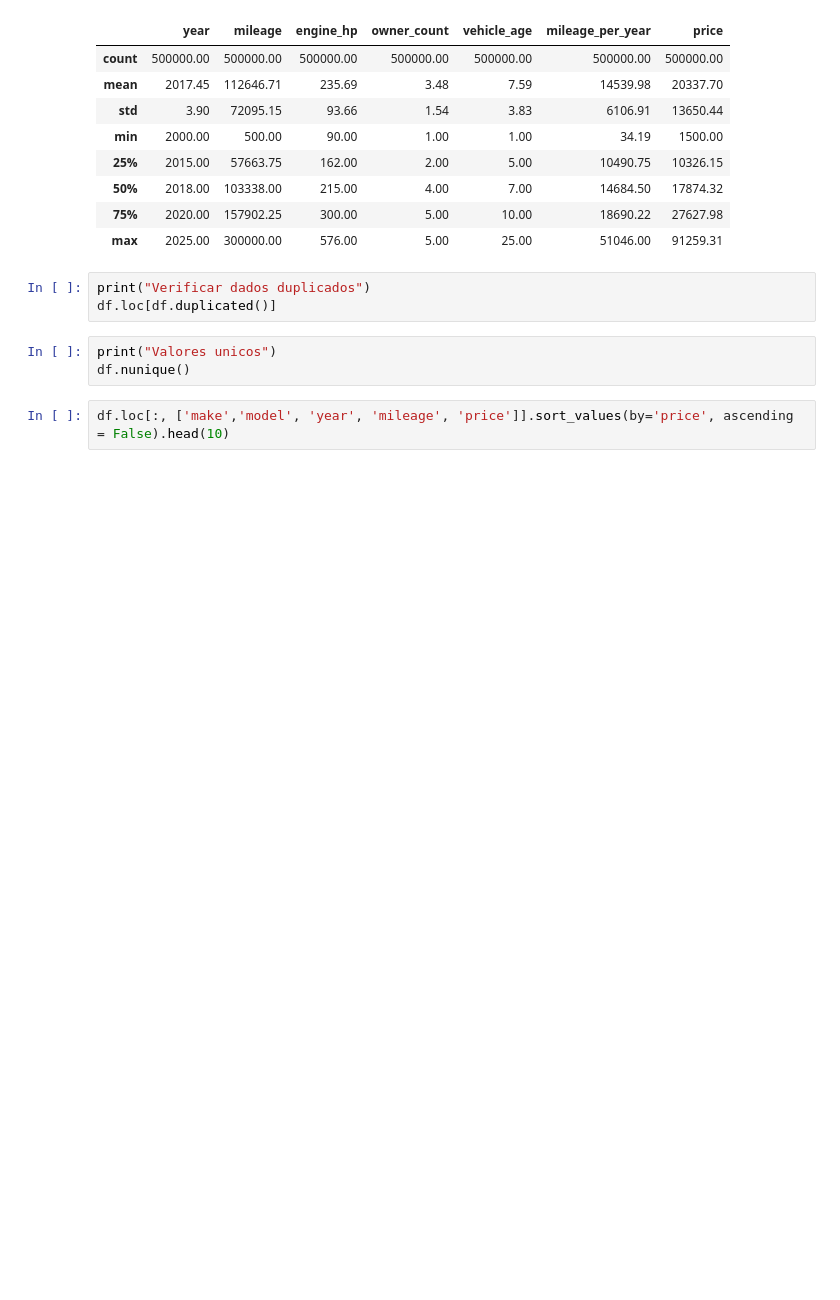
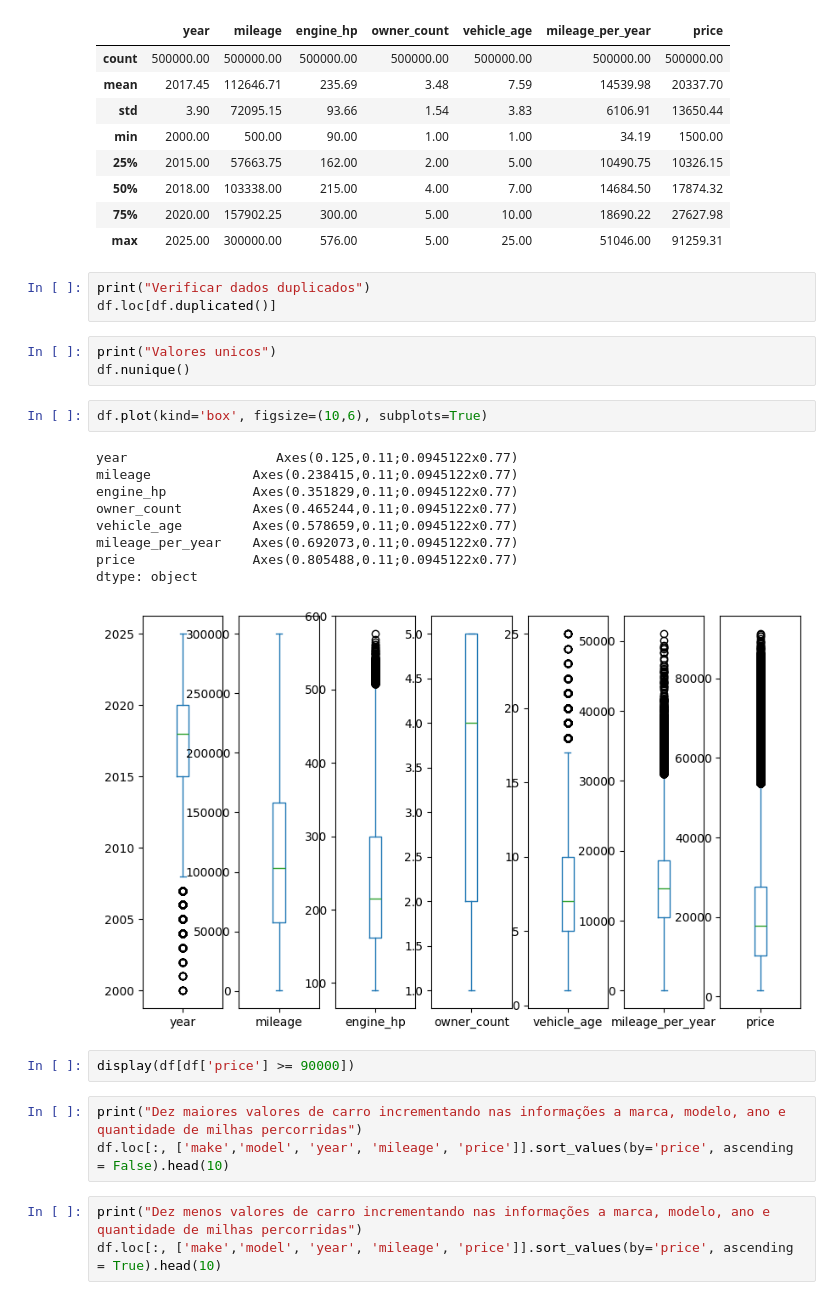
Before and after one commit to Erc-prog-xD/CienciaDeDados, a Jupyter notebook: notebooks/vehicle-notebook.ipynb, the cells around one changed output. Drawn from its saved outputs; the diff is of its cells as text; blank space fills up the shorter version.

```diff
--- a/notebooks/vehicle-notebook.ipynb
+++ b/notebooks/vehicle-notebook.ipynb
@@ -67,7 +51,25 @@ df.loc[df.duplicated()]
 # %%
 print("Valores unicos")
 df.nunique()
+# %%
+df.plot(kind='box', figsize=(10,6), subplots=True)
+# %% [output]
+year                   Axes(0.125,0.11;0.0945122x0.77)
+mileage             Axes(0.238415,0.11;0.0945122x0.77)
+engine_hp           Axes(0.351829,0.11;0.0945122x0.77)
+owner_count         Axes(0.465244,0.11;0.0945122x0.77)
+vehicle_age         Axes(0.578659,0.11;0.0945122x0.77)
+mileage_per_year    Axes(0.692073,0.11;0.0945122x0.77)
+price               Axes(0.805488,0.11;0.0945122x0.77)
+dtype: object
+[figure, added]
+# %%
+display(df[df['price'] >= 90000])
 # %%
+print("Dez maiores valores de carro incrementando nas informações a marca, modelo, ano e quantidade de milhas percorridas")
 df.loc[:, ['make','model', 'year', 'mileage', 'price']].sort_values(by='price', ascending = False).head(10)
+# %%
+print("Dez menos valores de carro incrementando nas informações a marca, modelo, ano e quantidade de milhas percorridas")
+df.loc[:, ['make','model', 'year', 'mileage', 'price']].sort_values(by='price', ascending = True).head(10)
 # %%
 print("Quantidade de carros no ano de fabricação")
```
Also changed, not shown: parts of 13 cells of this notebook.
